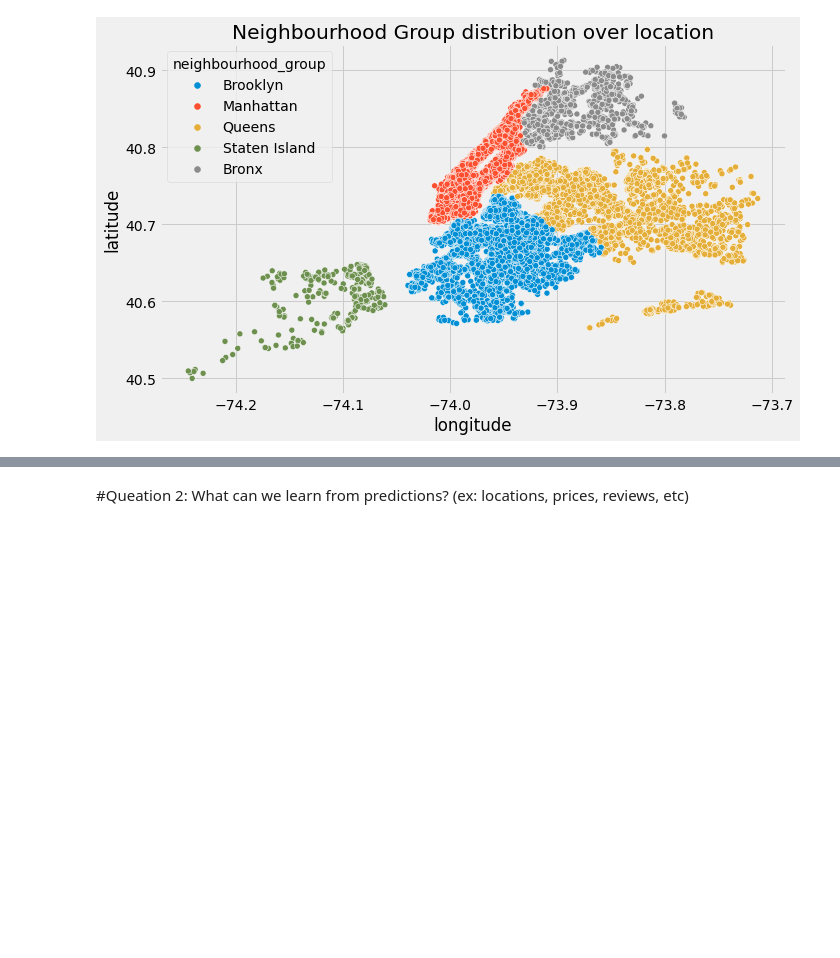
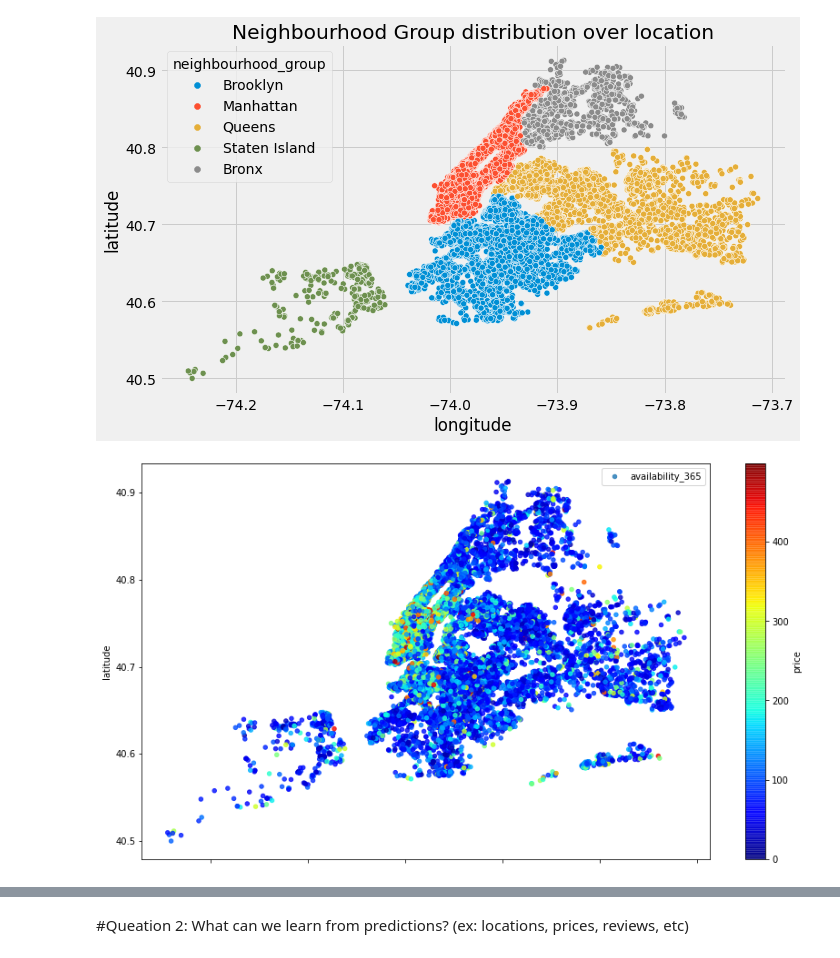
Before and after one commit to Deeksha-Data-Scientist/Airbnb-Bookings-Analysis, a Jupyter notebook: Airbnb_Bookings_Analysis_Capstone_Project.ipynb, the cells around one changed output, grey strips where cells are left out. Saved outputs shown, nothing was run; the diff lists cells and outputs as text; code cells hidden in the pictures; blank space fills up the shorter version.

```diff
--- a/Airbnb_Bookings_Analysis_Capstone_Project.ipynb
+++ b/Airbnb_Bookings_Analysis_Capstone_Project.ipynb
@@ -451,3 +451,11 @@ sns.scatterplot(x=df.longitude,y=df.latitude,hue=df.neighbourhood_group)
 plt.ioff()
 # %% [output]
 [figure]
+# %%
+#let's see how scatterplot will come out
+ax=df[df.price<500].plot(kind='scatter', x='longitude',y='latitude',label='availability_365',c='price',cmap=plt.get_cmap('jet'),colorbar=True,alpha=0.8,figsize=(14,8))
+ax.legend()
+plt.ioff()
+plt.show()
+# %% [output]
+[figure, added]
```
Also changed, not shown: parts of 2 cells of this notebook.
